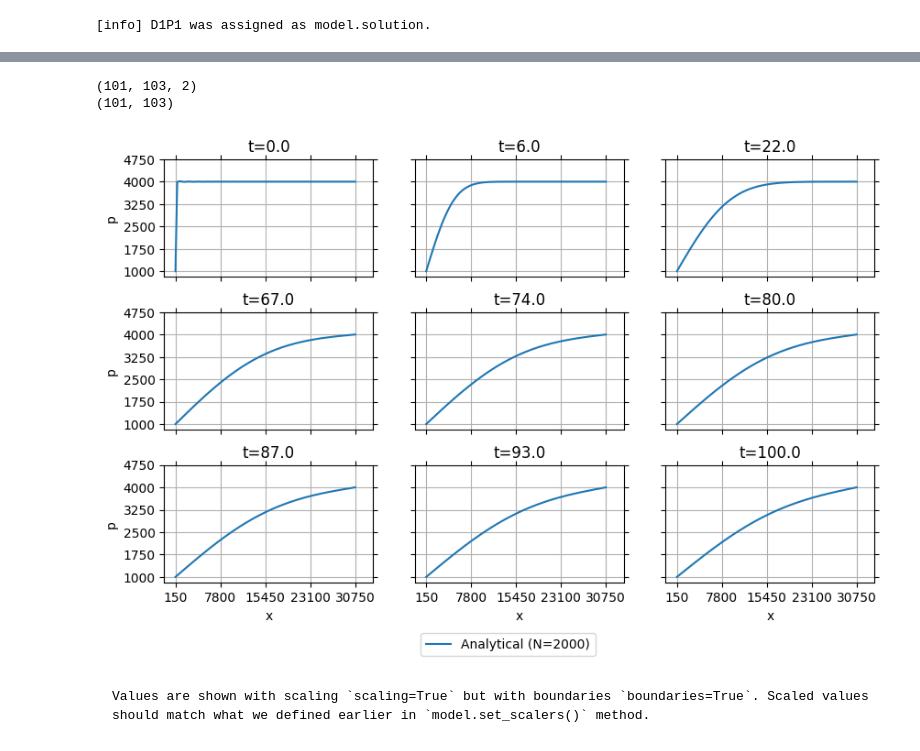
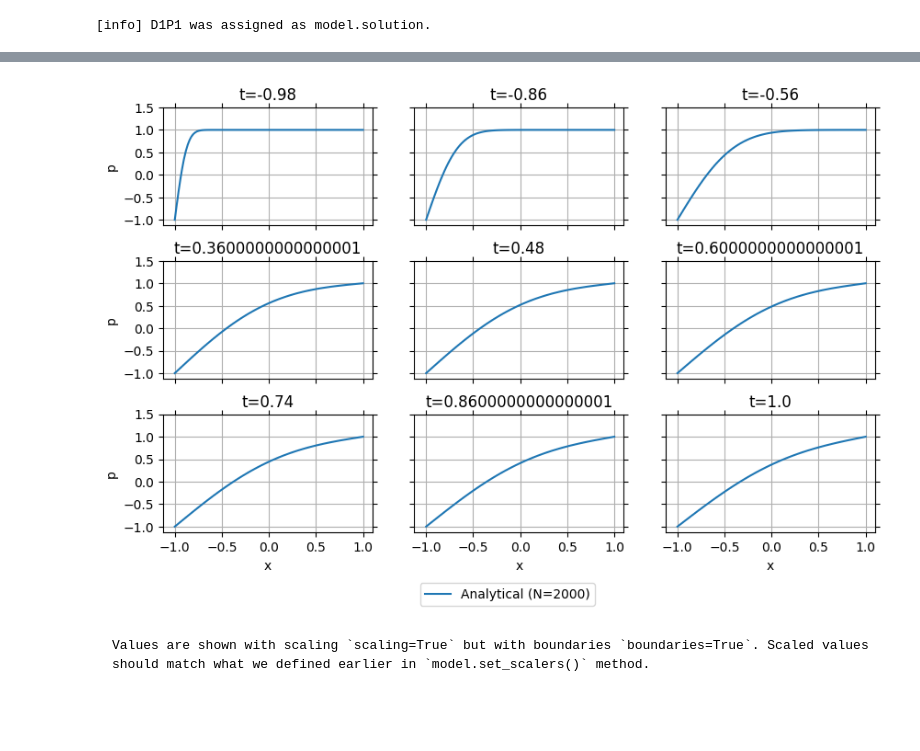
Before and after one commit to hiesabx/reservoirflow, a Jupyter notebook: docs/source/user_guide/tutorials/tutorial_different_solutions_1D1P.ipynb, the cells around one changed output, grey strips where cells are left out. Drawn from its saved outputs; the diff is of its cells as text; code cells hidden in the pictures; blank space fills up the shorter version.

````diff
--- a/docs/source/user_guide/tutorials/tutorial_different_solutions_1D1P.ipynb
+++ b/docs/source/user_guide/tutorials/tutorial_different_solutions_1D1P.ipynb
@@ -122,6 +122,8 @@ We can use `model.set_scalers()` to change the scaling for one or several variab
 model.set_scalers(
     {
         "time": ("MinMax", (-1, 1)),
+        "space": ("MinMax", (-1, 1)),
+        "pressure": ("MinMax", (-1, 1)),
         # "space": ["LogMinMax", (-1, 1)],
         # "pressure": ["LogMinMax", (-1, 1)],
     },
@@ -287,9 +285,7 @@ model.run(**common_run_config | {"N": N, "clean": False})
 # %%
-model.plot(boundary=True, scale=False)
+model.plot(boundary=True, scale=True)
 # %% [output]
-(101, 103, 2)
-(101, 103)
-[figure, old version]
+[figure, new version]
 # %% [markdown]
 ```{note}
 Values are shown with scaling `scaling=True` but with boundaries `boundaries=True`. Scaled values should match what we defined earlier in `model.set_scalers()` method.
````
Also changed, not shown: parts of 47 cells of this notebook, 11 other files.
